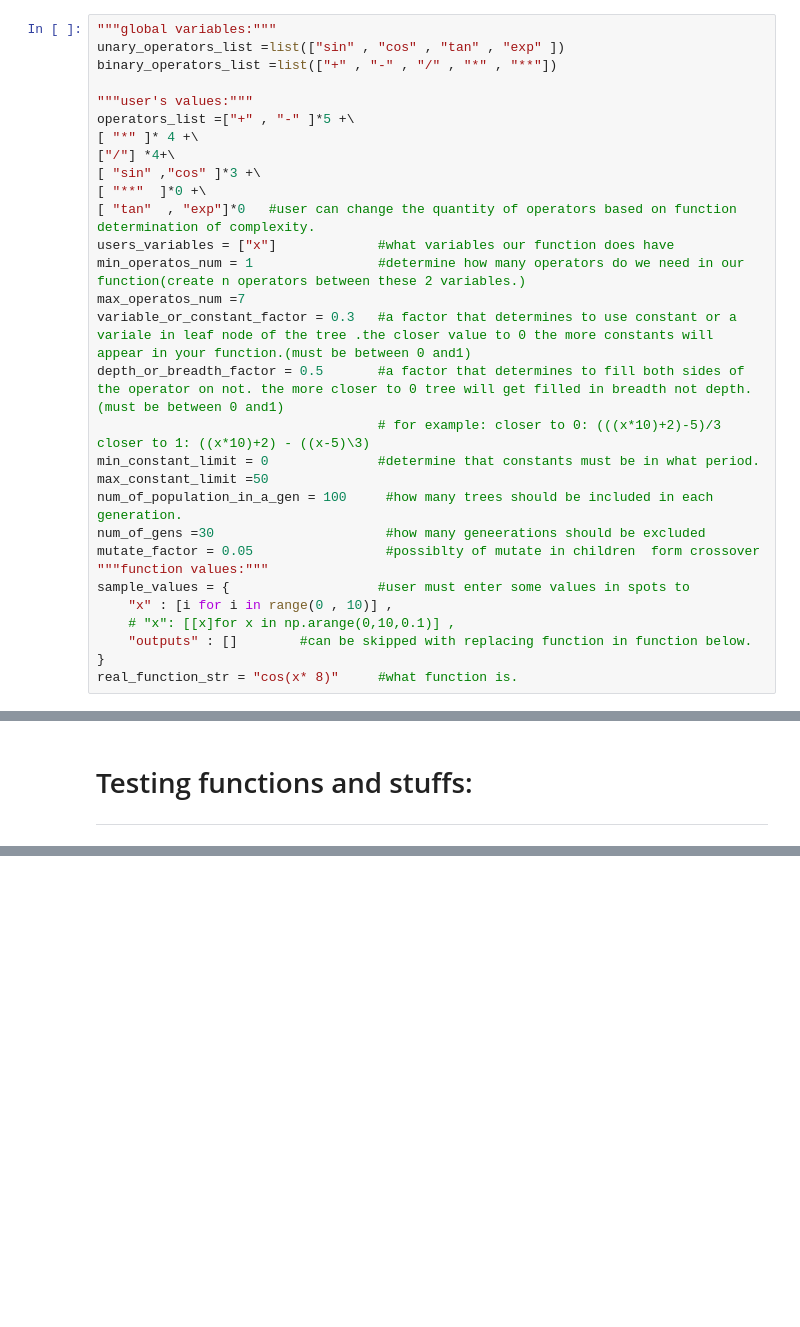
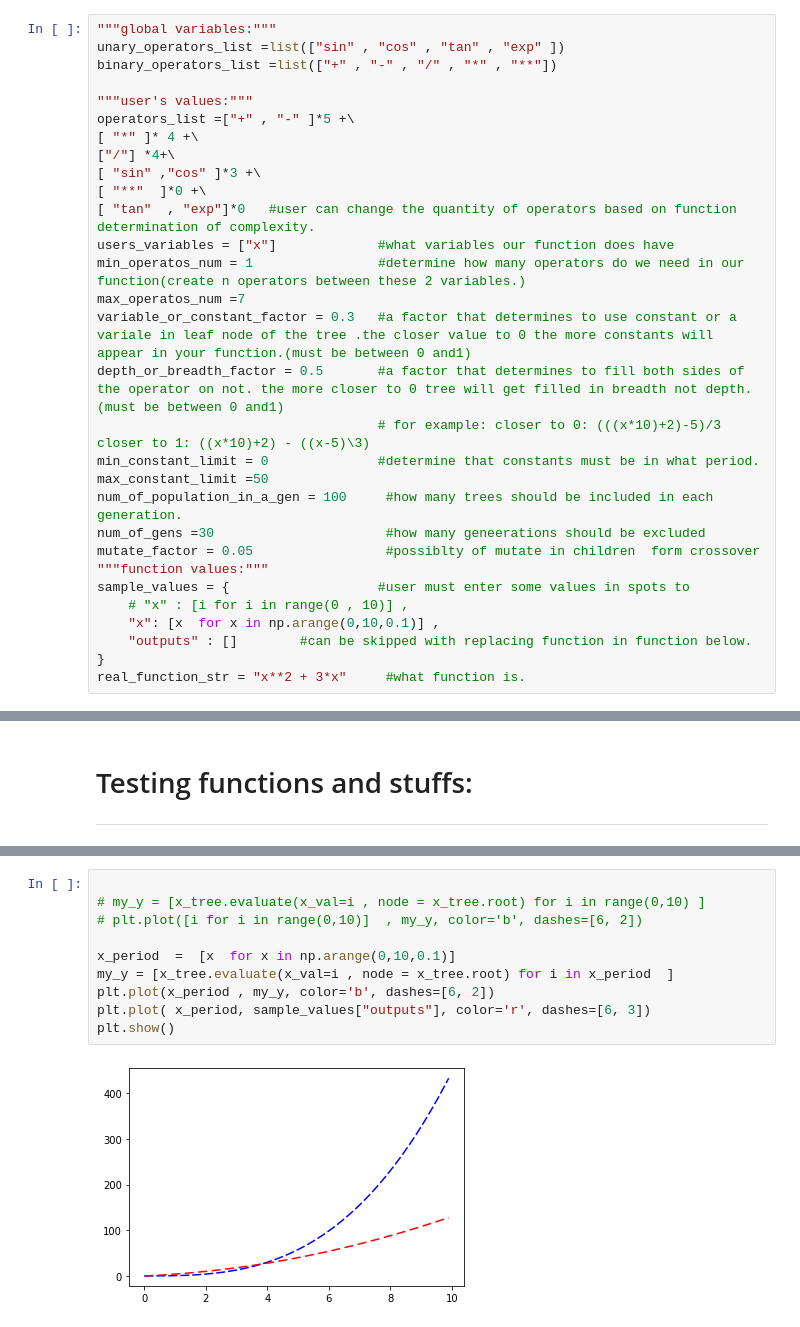
Before and after one commit to AmiraliFarazmand/GeneticProgramming-AI-IUST, a Jupyter notebook: prj.ipynb, the cells around one changed output, grey strips where cells are left out. Saved outputs shown, nothing was run; the diff lists cells and outputs as text; blank space fills up the shorter version.

Commit message:
sample_values[x] changes in every 0.1 . need to work on find_fitness_1.

```diff
--- a/prj.ipynb
+++ b/prj.ipynb
@@ -35,11 +35,11 @@ num_of_gens =30                      #how many geneerations should be excluded
 mutate_factor = 0.05                 #possiblty of mutate in children  form crossover
 """function values:"""
 sample_values = {                   #user must enter some values in spots to
-    "x" : [i for i in range(0 , 10)] ,
-    # "x": [[x]for x in np.arange(0,10,0.1)] ,
+    # "x" : [i for i in range(0 , 10)] ,
+    "x": [x  for x in np.arange(0,10,0.1)] ,
     "outputs" : []        #can be skipped with replacing function in function below.
 }
-real_function_str = "cos(x* 8)"     #what function is.
+real_function_str = "x**2 + 3*x"     #what function is.
 # %%
 def fill_sample_output(func_str = real_function_str):
     """funtion to  fill sample["output"] for 1 variable:"""
@@ -460,3 +460,15 @@ sin (sin (cos ((17 * x)) ) )
+# %%
+
+# my_y = [x_tree.evaluate(x_val=i , node = x_tree.root) for i in range(0,10) ]
+# plt.plot([i for i in range(0,10)]  , my_y, color='b', dashes=[6, 2])
+
+x_period  =  [x  for x in np.arange(0,10,0.1)]
+my_y = [x_tree.evaluate(x_val=i , node = x_tree.root) for i in x_period  ]
+plt.plot(x_period , my_y, color='b', dashes=[6, 2])
+plt.plot( x_period, sample_values["outputs"], color='r', dashes=[6, 3])
+plt.show()
+# %% [output]
+[figure, added]
 # %%
 print("i:        my output:      real output:")
 print("======================================")
```
Also changed, not shown: parts of 5 cells of this notebook, 1 other file.
